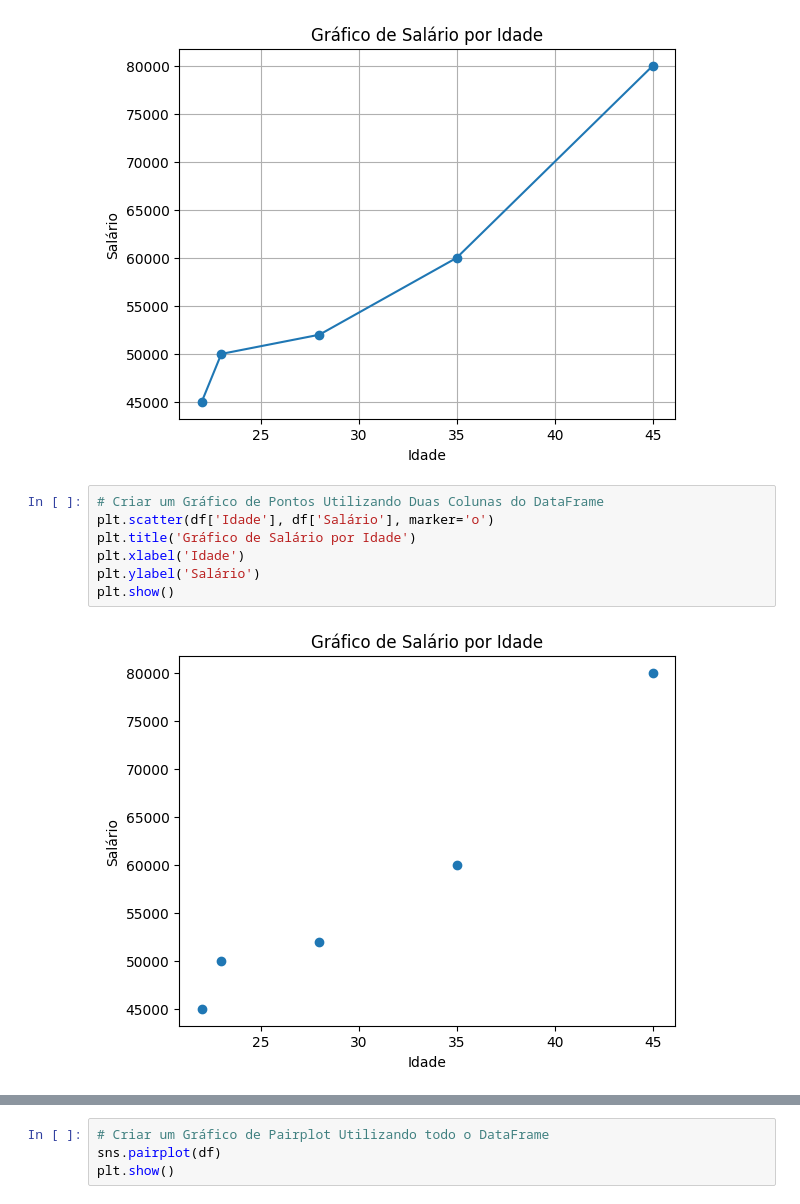
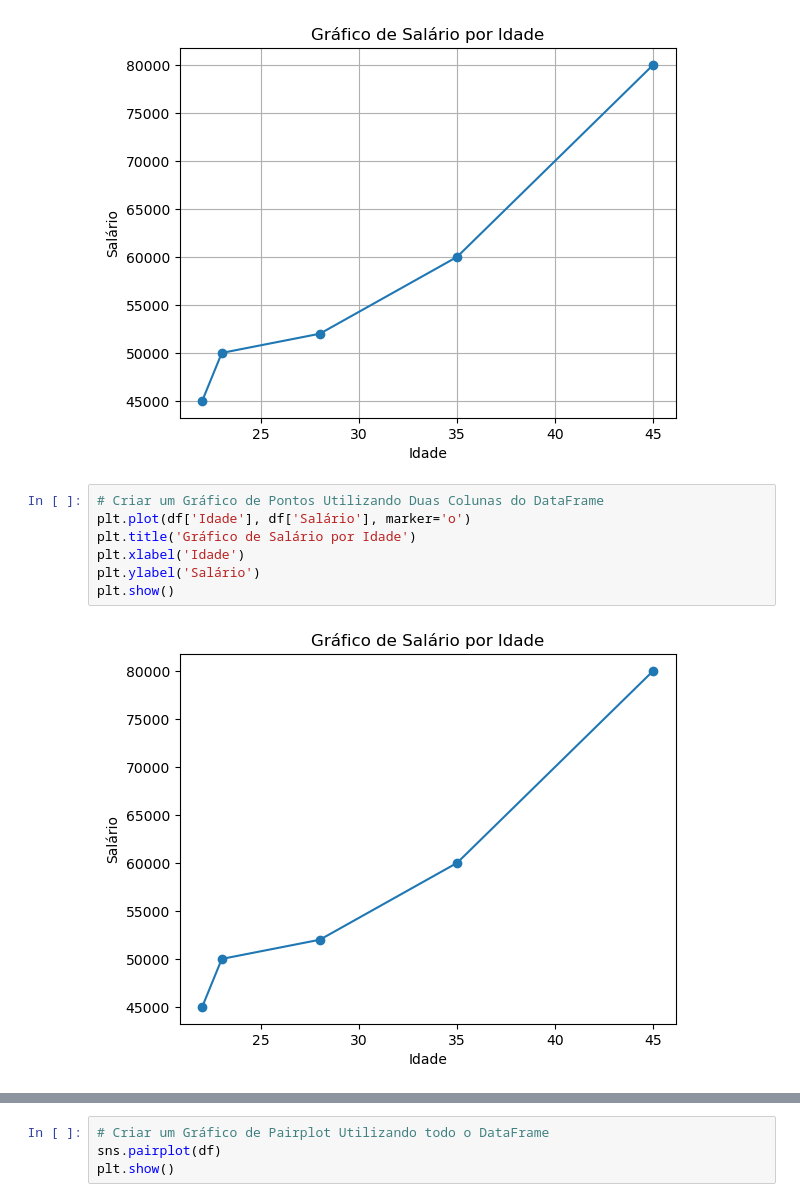
Before and after one commit to tokujiTO/estatistica, a Jupyter notebook: aula1/aula1.ipynb, the cells around one changed output, grey strips where cells are left out. Cells and saved outputs as stored; diff of their text form.

```diff
--- a/aula1/aula1.ipynb
+++ b/aula1/aula1.ipynb
@@ -78,13 +78,13 @@ plt.show()
 [figure]
 # %%
 # Criar um Gráfico de Pontos Utilizando Duas Colunas do DataFrame
-plt.scatter(df['Idade'], df['Salário'], marker='o')
+plt.plot(df['Idade'], df['Salário'], marker='o')
 plt.title('Gráfico de Salário por Idade')
 plt.xlabel('Idade')
 plt.ylabel('Salário')
 plt.show()
 # %% [output]
-[figure, old version]
+[figure, new version]
 # %%
 # Criar um Gráfico de Boxplot Utilizando uma Coluna do DataFrame
 sns.boxplot(x='Idade', data=df)
```
Also changed, not shown: parts of 5 cells of this notebook, 11 other files.
